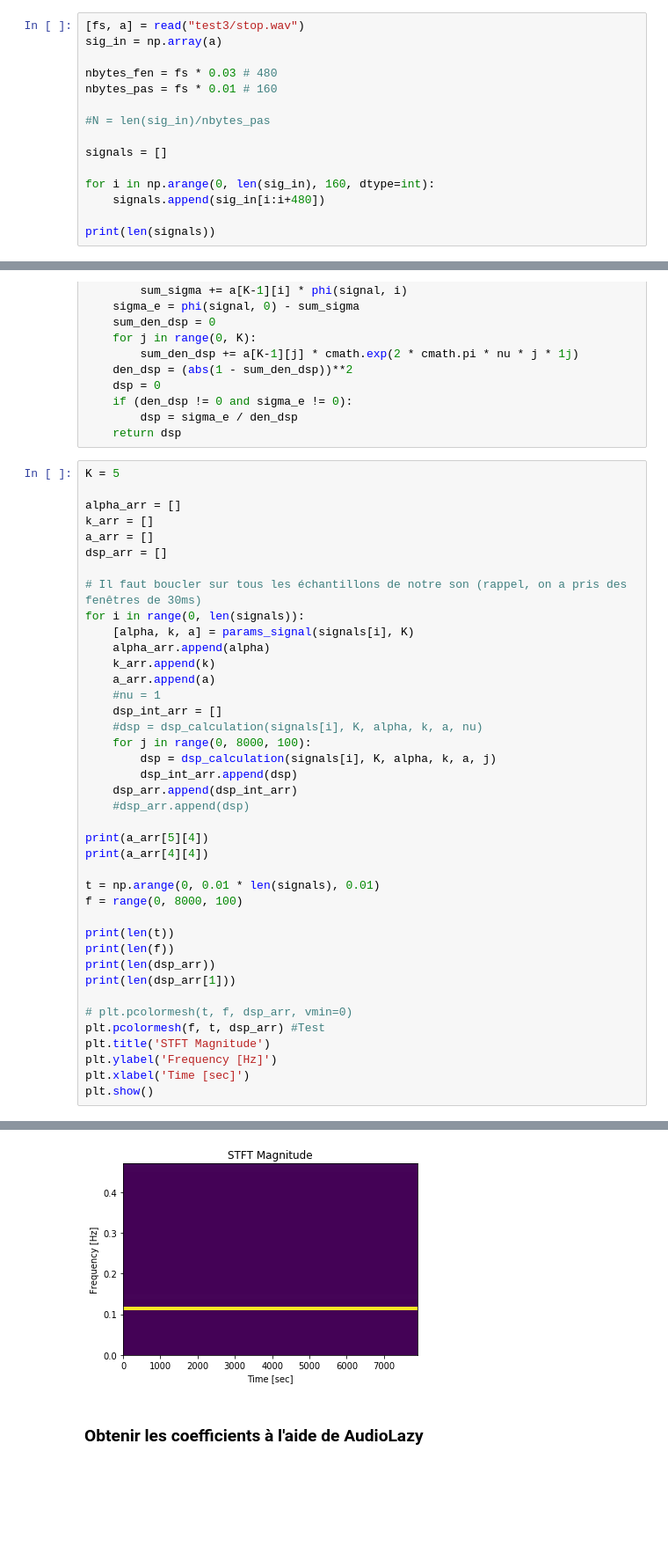
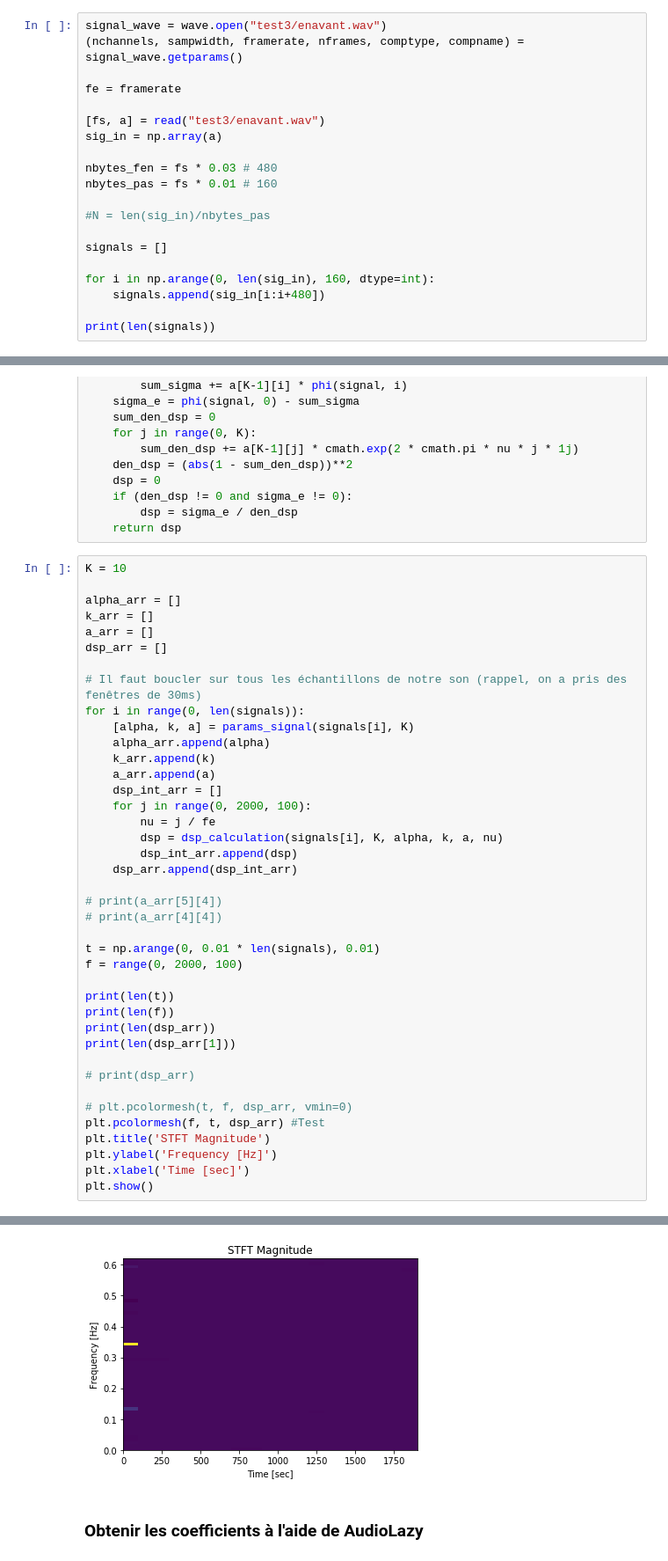
Before and after one commit to simonghrt/sir-speech-robot, a Jupyter notebook: lpc_test.ipynb, the cells around one changed output, grey strips where cells are left out. Shown: that part at 88% size. Saved outputs shown, nothing was run; the diff lists cells and outputs as text; blank space fills up the shorter version.

```diff
--- a/lpc_test.ipynb
+++ b/lpc_test.ipynb
@@ -74,7 +74,12 @@ Les 20 premières font 30 millisecondes, et la dernière est un peu plus courte.
 
 Evaluation toutes les 10ms avec une fenêtre de 30ms
 # %%
-[fs, a] = read("test3/stop.wav")
+signal_wave = wave.open("test3/enavant.wav")
+(nchannels, sampwidth, framerate, nframes, comptype, compname) = signal_wave.getparams()
+
+fe = framerate
+
+[fs, a] = read("test3/enavant.wav")
 sig_in = np.array(a)
 
 nbytes_fen = fs * 0.03 # 480
@@ -161,7 +166,7 @@ def dsp_calculation(signal, K, alpha, k, a, nu):
         dsp = sigma_e / den_dsp
     return dsp
 # %%
-K = 5
+K = 10
 
 alpha_arr = []
 k_arr = []
@@ -174,25 +179,25 @@ for i in range(0, len(signals)):
     alpha_arr.append(alpha)
     k_arr.append(k)
     a_arr.append(a)
-    #nu = 1
     dsp_int_arr = []
-    #dsp = dsp_calculation(signals[i], K, alpha, k, a, nu)
-    for j in range(0, 8000, 100):
-        dsp = dsp_calculation(signals[i], K, alpha, k, a, j)
+    for j in range(0, 2000, 100):
+        nu = j / fe
+        dsp = dsp_calculation(signals[i], K, alpha, k, a, nu)
         dsp_int_arr.append(dsp)
     dsp_arr.append(dsp_int_arr)
-    #dsp_arr.append(dsp)
 
-print(a_arr[5][4])
-print(a_arr[4][4])
+# print(a_arr[5][4])
+# print(a_arr[4][4])
 
 t = np.arange(0, 0.01 * len(signals), 0.01)
-f = range(0, 8000, 100)
+f = range(0, 2000, 100)
 
 print(len(t))
 print(len(f))
 print(len(dsp_arr))
 print(len(dsp_arr[1]))
+
+# print(dsp_arr)
 
 # plt.pcolormesh(t, f, dsp_arr, vmin=0)
 plt.pcolormesh(f, t, dsp_arr) #Test
@@ -210,4 +213,4 @@ plt.show()
-[figure, old version]
+[figure, new version]
 # %% [markdown]
 ### Obtenir les coefficients à l'aide de AudioLazy
 # %%
```
Also changed, not shown: parts of 4 cells of this notebook.
